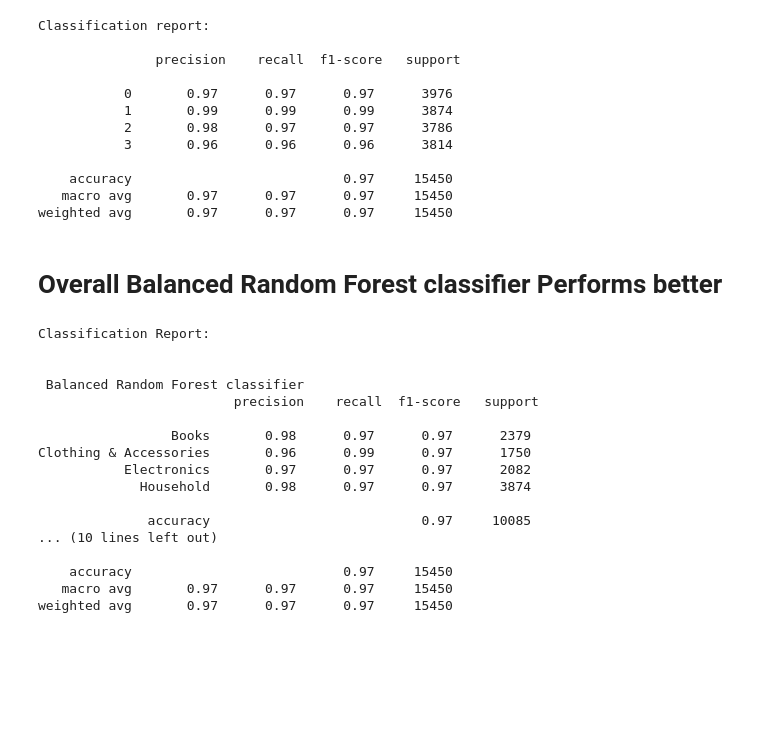
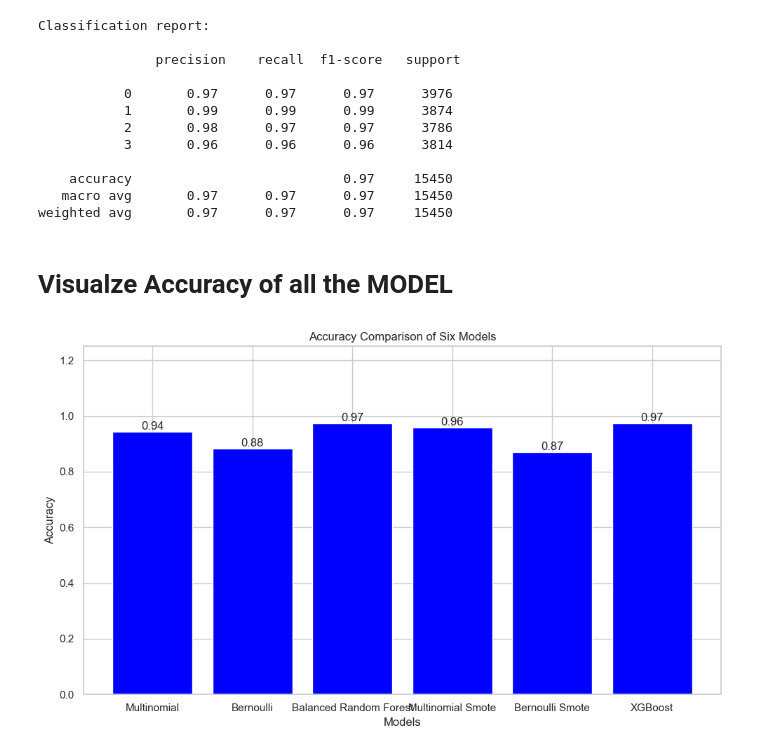
Before and after one commit to asayem172153/NLP-Text-Classification-Ecommerce-Data, a Jupyter notebook: Text Classification.ipynb, the cells around one changed output. Drawn from its saved outputs; the diff is of its cells as text; code cells hidden in the pictures; blank space fills up the shorter version.

Commit message:
Visualized accuracy with plot

```diff
--- a/Text Classification.ipynb
+++ b/Text Classification.ipynb
@@ -310,6 +317,8 @@ multinomial.fit(xtrainSmote,ytrainSmote)
 MultinomialNB()
 # %%
 y_predMNBsmote = multinomial.predict(xtestSmote)
+resultMNBsmote= classification_report(ytestSmote,y_predMNBsmote,output_dict=True)
+accMNBsmote = resultMNBsmote['accuracy']
 print('Classification Report: on test case \n\n',classification_report(ytestSmote,y_predMNBsmote))
 # %% [output]
 Classification Report: on test case
@@ -333,6 +342,8 @@ Bernoulli.fit(xtrainSmote,ytrainSmote)
 BernoulliNB()
 # %%
 y_predBNBsmote = Bernoulli.predict(xtestSmote)
+resultBNBsmote= classification_report(ytestSmote,y_predBNBsmote,output_dict=True)
+accBNBsmote = resultBNBsmote['accuracy']
 print('Classification Report: on test case \n\n',classification_report(ytestSmote,y_predBNBsmote))
 # %% [output]
 Classification Report: on test case
@@ -374,6 +386,8 @@ XGBClassifier(base_score=None, booster=None, callbacks=None,
               objective='multi:softprob', predictor=None, ...)
 # %%
 y_predXG = xgBoost.predict(xtestXG)
+resultXG= classification_report(ytestXG,y_predXG,output_dict=True)
+accXG = resultXG['accuracy']
 print('Classification report:\n\n', classification_report(ytestXG,y_predXG))
 # %% [output]
 Classification report:
@@ -388,27 +402,31 @@ Classification report:
     accuracy                           0.97     15450
    macro avg       0.97      0.97      0.97     15450
 weighted avg       0.97      0.97      0.97     15450
-# %% [markdown]
-# Overall Balanced Random Forest classifier Performs better
-# %%
-print('Classification Report:\n\n')
-print(' Balanced Random Forest classifier\n',classification_report(ytest,y_predBRF))
-print('XGboost Classifier\n',classification_report(ytestXG,y_predXG))
-# %% [output]
-Classification Report:
-
-
- Balanced Random Forest classifier
-                         precision    recall  f1-score   support
-
-                 Books       0.98      0.97      0.97      2379
-Clothing & Accessories       0.96      0.99      0.97      1750
-           Electronics       0.97      0.97      0.97      2082
-             Household       0.98      0.97      0.97      3874
-
-              accuracy                           0.97     10085
-... (10 lines left out)
-
-    accuracy                           0.97     15450
-   macro avg       0.97      0.97      0.97     15450
-weighted avg       0.97      0.97      0.97     15450
+# %% [markdown]
+# Visualze Accuracy of all the MODEL
+# %%
+model_names = ['Multinomial', 'Bernoulli', 'Balanced Random Forest', 'Multinomial Smote', 'Bernoulli Smote', 'XGBoost']
+accuracy_scores = [accMNB, accBNB, accBRF, accMNBsmote, accBNBsmote, accXG]
+# %%
+import matplotlib.pyplot as plt
+import seaborn as sns
+
+# Set the style of the plot using Seaborn
+sns.set(style="whitegrid")
+
+# Create a bar chart
+plt.figure(figsize=(10, 6))
+plt.bar(model_names, accuracy_scores, color='blue')
+plt.xlabel('Models')
+plt.ylabel('Accuracy')
+plt.title('Accuracy Comparison of Six Models')
+plt.ylim(0, 1.25)  # Set the y-axis limit to 0-1 (assuming accuracy scores are in the range [0, 1.25])
+
+# Add labels to the bars
+for i, score in enumerate(accuracy_scores):
+    plt.text(i, score, f'{score:.2f}', ha='center', va='bottom')
+
+plt.tight_layout()
+plt.show()
+# %% [output]
+[figure, added]
```
Also changed, not shown: parts of 6 cells of this notebook.
